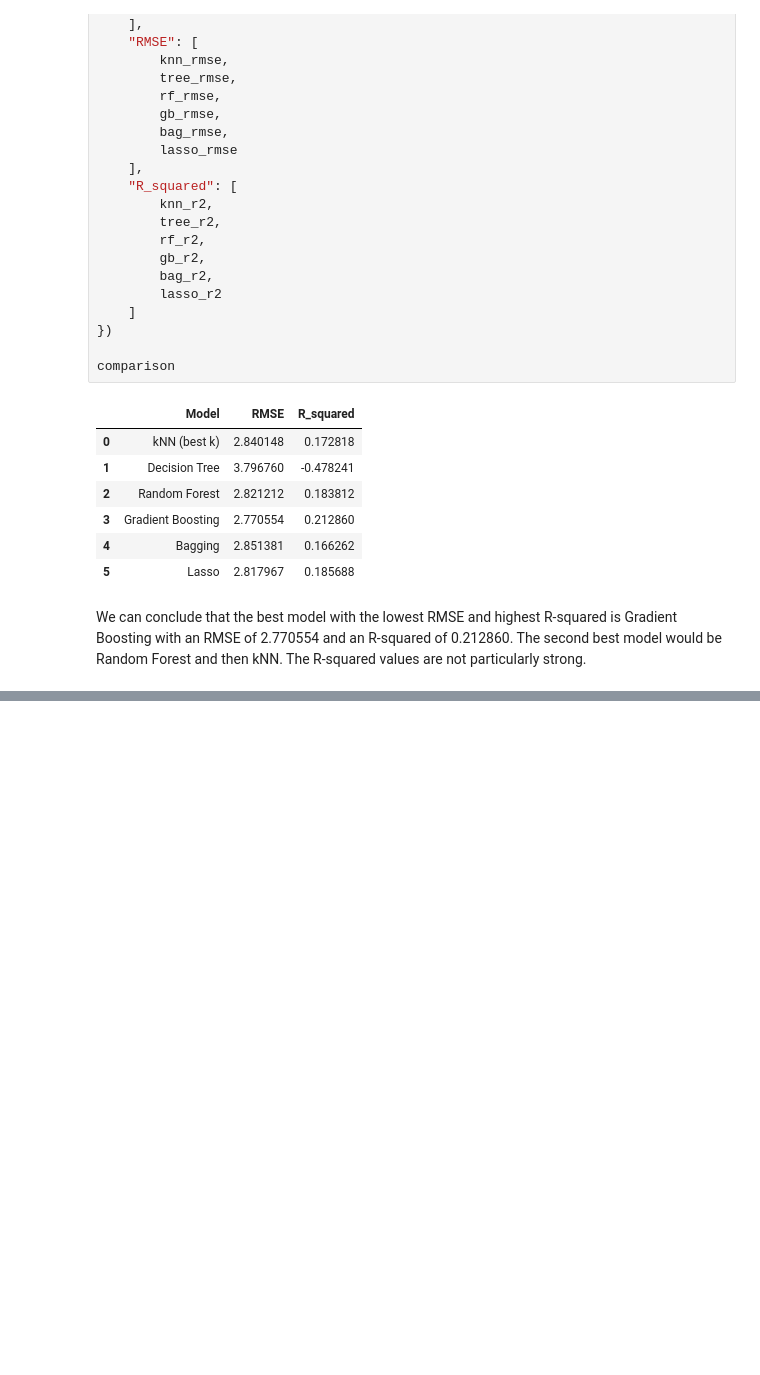
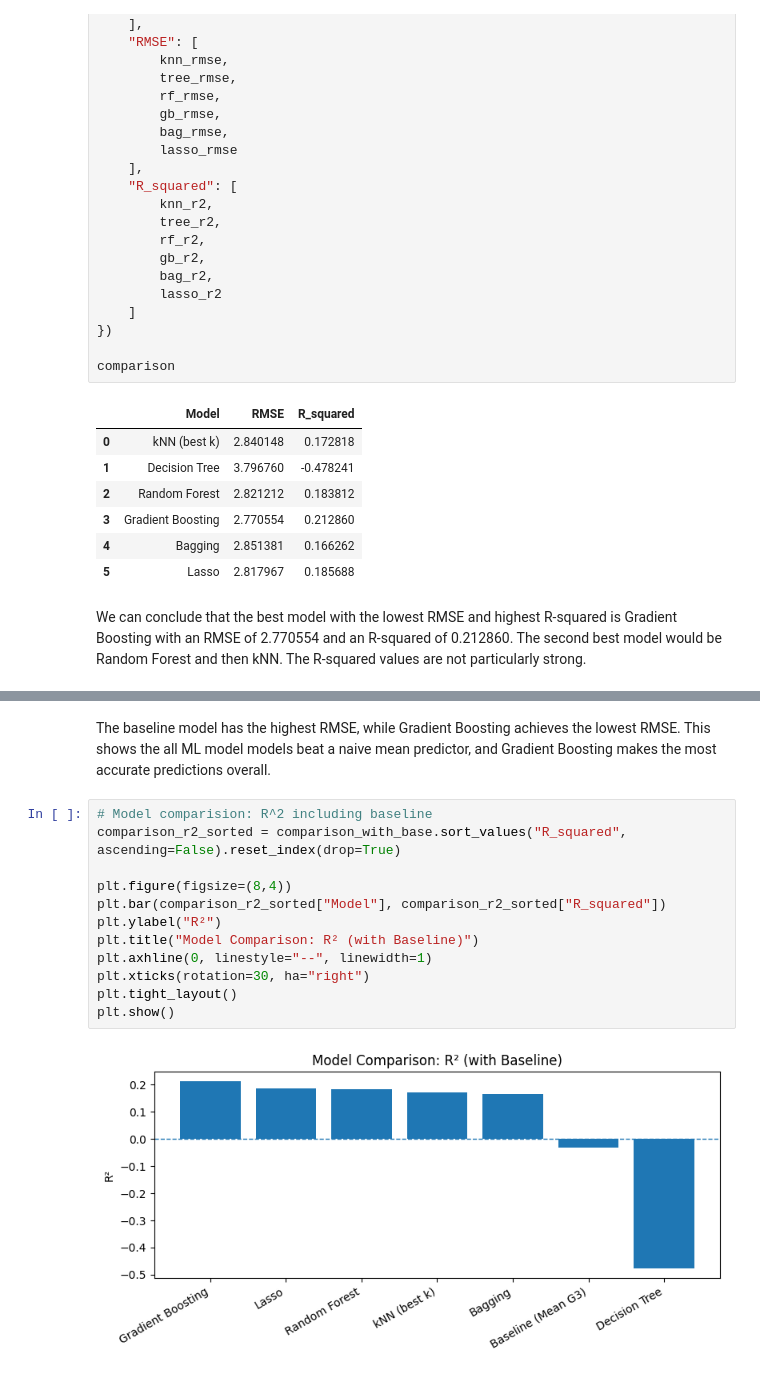
Before and after one commit to NickMoir2/DS3001-Project, a Jupyter notebook: project_code.ipynb, the cells around one changed output, grey strips where cells are left out. Saved outputs shown, nothing was run; the diff lists cells and outputs as text; blank space fills up the shorter version.

```diff
--- a/project_code.ipynb
+++ b/project_code.ipynb
@@ -444,0 +523,16 @@ We can conclude that the best model with the lowest RMSE and highest R-squared i
+# %% [markdown]
+The baseline model has the highest RMSE, while Gradient Boosting achieves the lowest RMSE. This shows the all ML model models beat a naive mean predictor, and Gradient Boosting makes the most accurate predictions overall.
+# %%
+# Model comparision: R^2 including baseline
+comparison_r2_sorted = comparison_with_base.sort_values("R_squared", ascending=False).reset_index(drop=True)
+
+plt.figure(figsize=(8,4))
+plt.bar(comparison_r2_sorted["Model"], comparison_r2_sorted["R_squared"])
+plt.ylabel("R²")
+plt.title("Model Comparison: R² (with Baseline)")
+plt.axhline(0, linestyle="--", linewidth=1)
+plt.xticks(rotation=30, ha="right")
+plt.tight_layout()
+plt.show()
+# %% [output]
+[figure, added]
```
Also changed, not shown: parts of 15 cells of this notebook.
